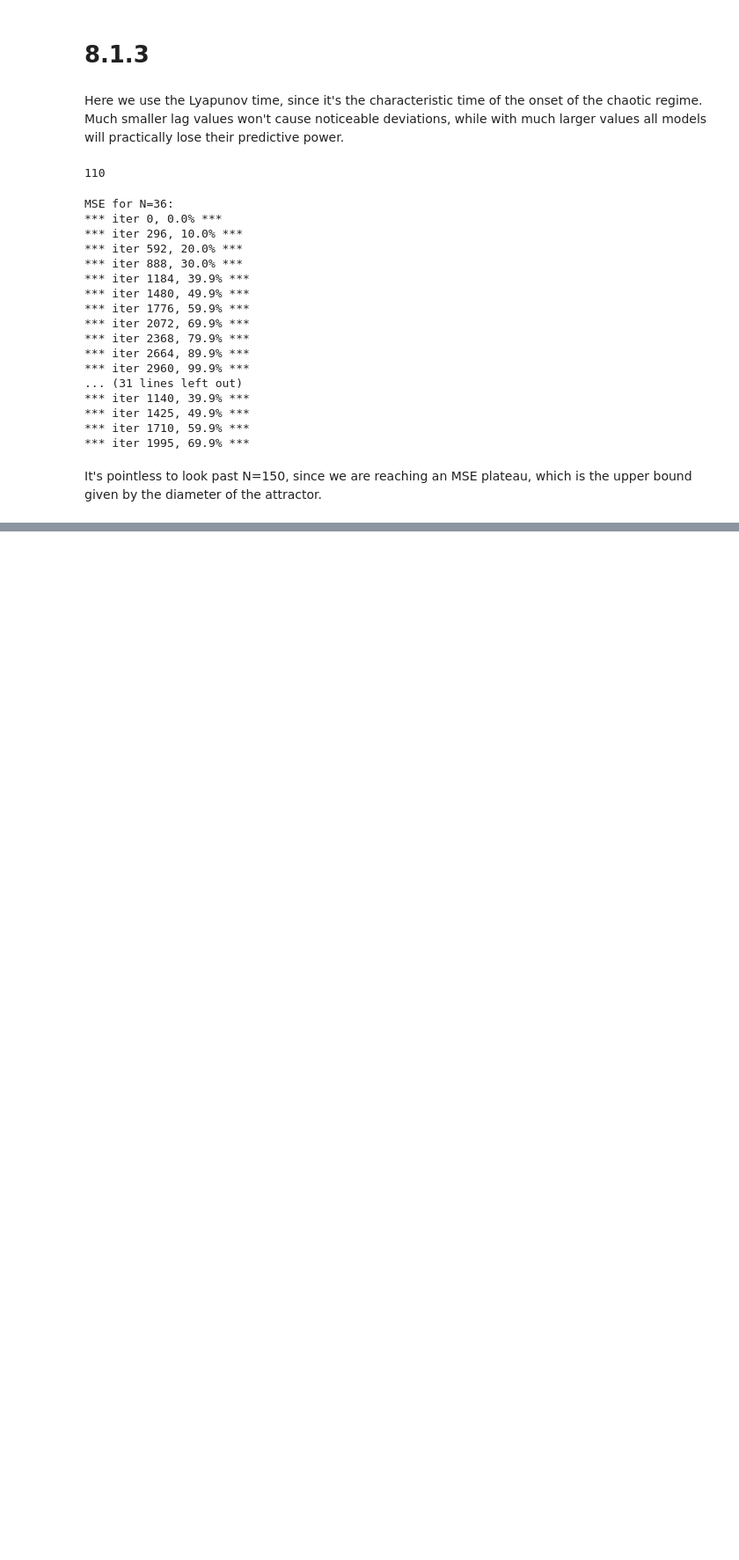
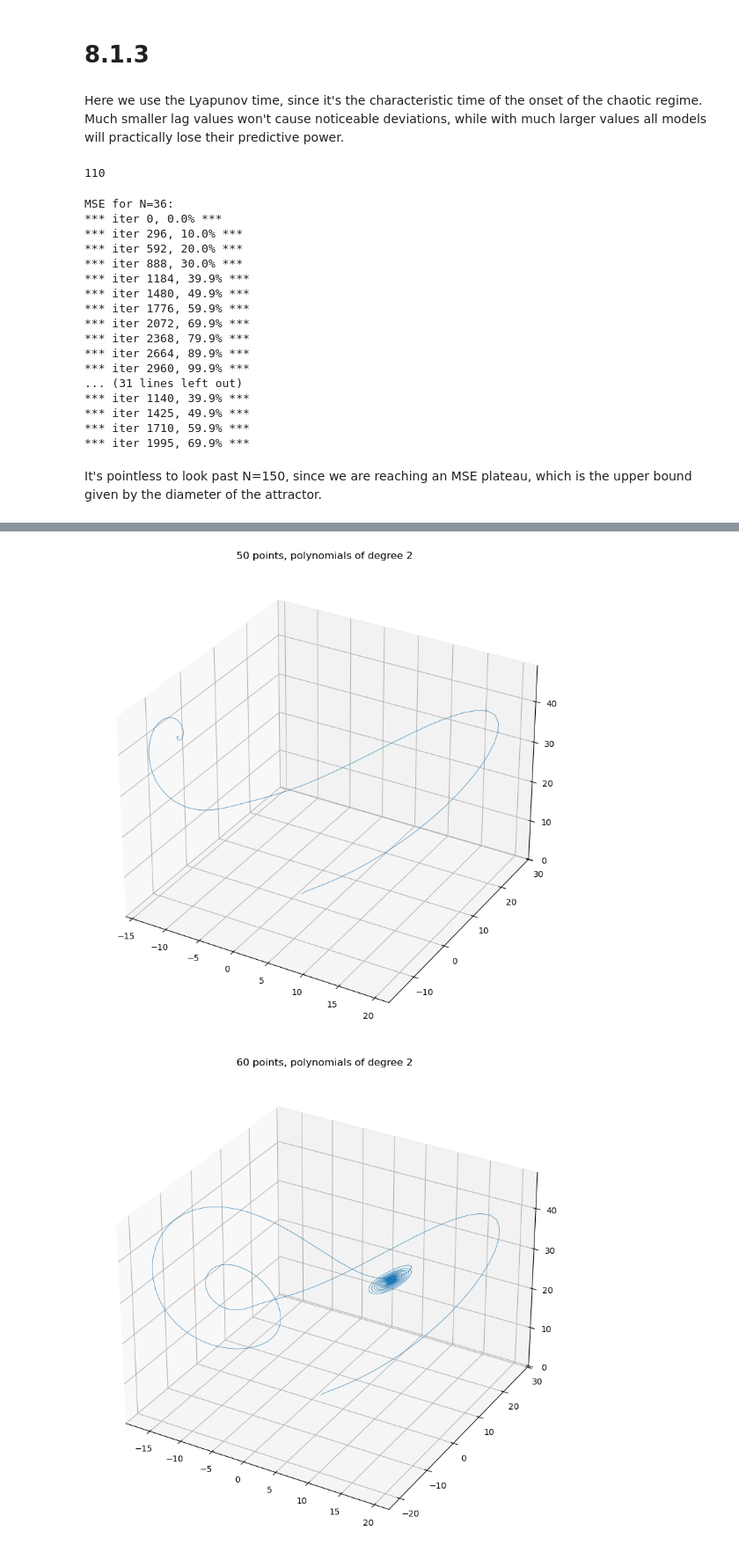
Before and after one commit to anuramat/uhd-mldyn, a Jupyter notebook: ex8/ex8.ipynb, the cells around one changed output, grey strips where cells are left out. Shown at 88% size. Cells and saved outputs as stored; diff of their text form; code cells hidden in the pictures; blank space fills up the shorter version.

```diff
--- a/ex8/ex8.ipynb
+++ b/ex8/ex8.ipynb
@@ -121,0 +144,6 @@ It's pointless to look past N=150, since we are reaching an MSE plateau, which i
+# %%
+for i in (50,60,70):
+    subset_test(i, 2)
+# %% [output]
+[figure, added]
+[figure, added]
```
Also changed, not shown: parts of 8 cells of this notebook, 1 other file.
